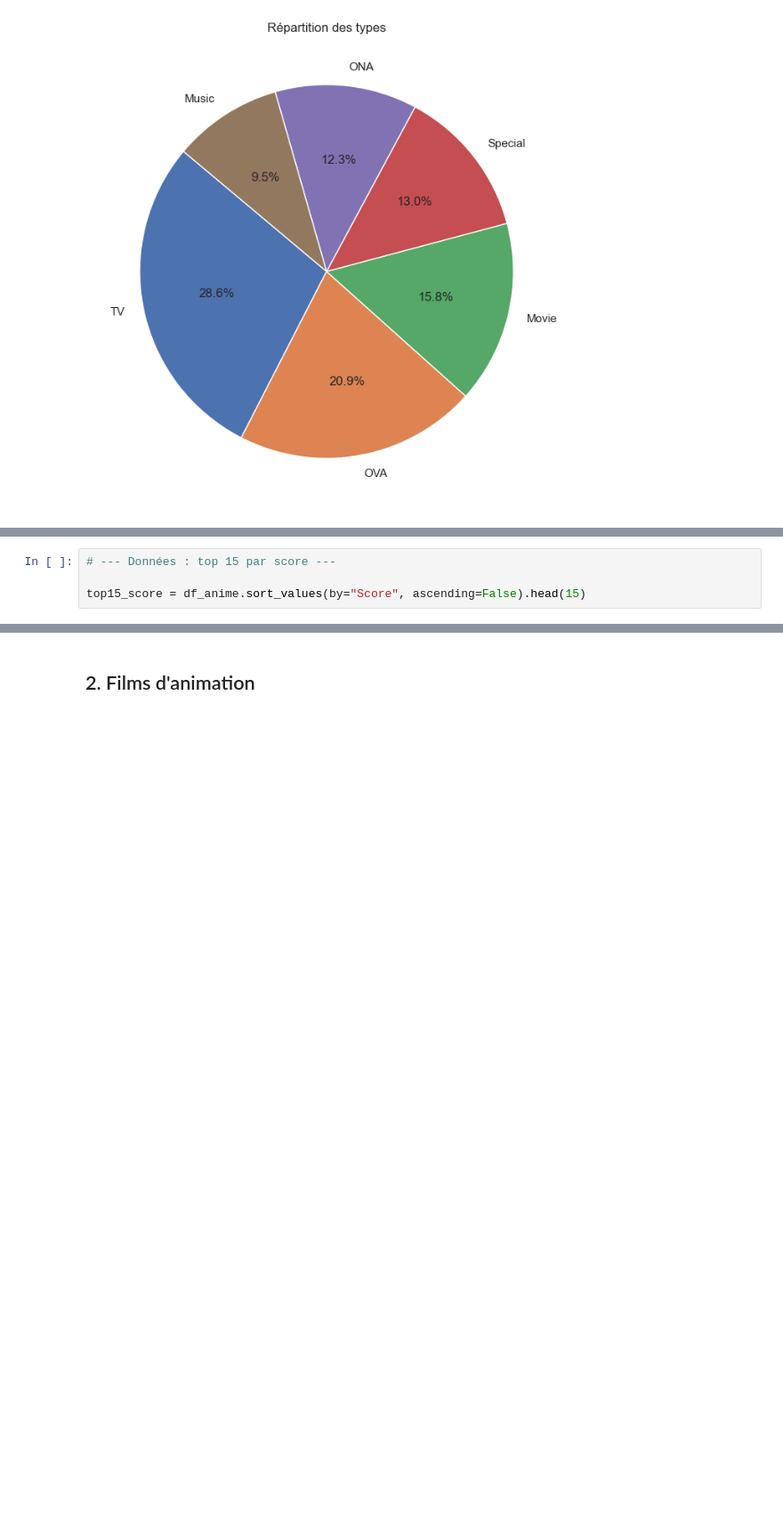
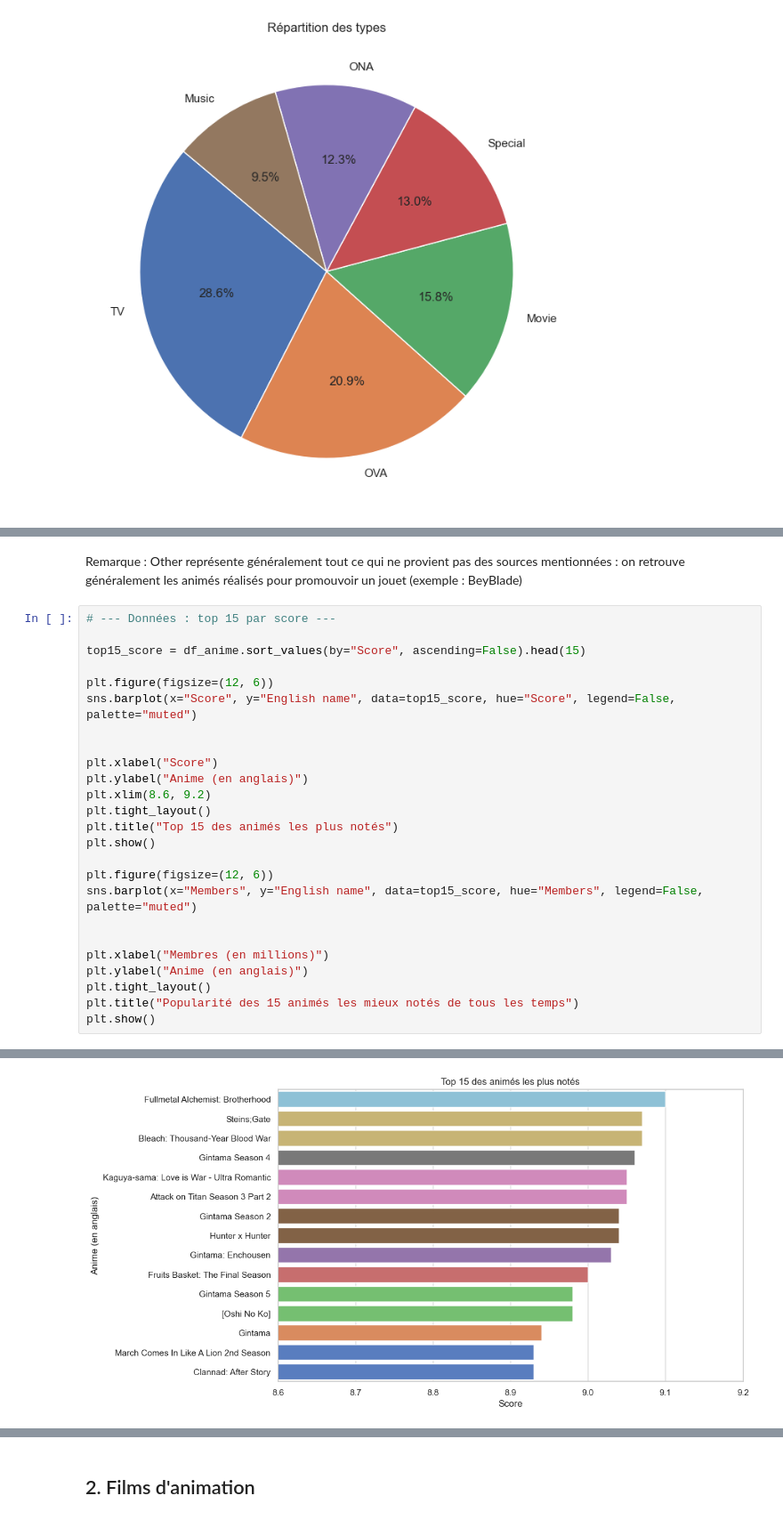
Before and after one commit to TAMINE-CYRIL/MyAnimeList-Analysis, a Jupyter notebook: notebook.ipynb, the cells around one changed output, grey strips where cells are left out. Shown at 89% size. Saved outputs shown, nothing was run; the diff lists cells and outputs as text; blank space fills up the shorter version.

```diff
--- a/notebook.ipynb
+++ b/notebook.ipynb
@@ -184,5 +156,28 @@ df_anime = df[df["Type"] == "TV"]
+# %% [markdown]
+Remarque : Other représente généralement tout ce qui ne provient pas des sources mentionnées : on retrouve généralement les animés réalisés pour promouvoir un jouet (exemple : BeyBlade)
 # %%
 # --- Données : top 15 par score ---
 
 top15_score = df_anime.sort_values(by="Score", ascending=False).head(15)
+
+plt.figure(figsize=(12, 6))
+sns.barplot(x="Score", y="English name", data=top15_score, hue="Score", legend=False, palette="muted")
+
+
+plt.xlabel("Score")
+plt.ylabel("Anime (en anglais)")
+plt.xlim(8.6, 9.2)
+plt.tight_layout()
+plt.title("Top 15 des animés les plus notés")
+plt.show()
+
+plt.figure(figsize=(12, 6))
+sns.barplot(x="Members", y="English name", data=top15_score, hue="Members", legend=False, palette="muted")
+
+
+plt.xlabel("Membres (en millions)")
+plt.ylabel("Anime (en anglais)")
+plt.tight_layout()
+plt.title("Popularité des 15 animés les mieux notés de tous les temps")
+plt.show()
 # %% [output]
@@ -204,0 +184 @@ top15_score = df_anime.sort_values(by="Score", ascending=False).head(15)
+[figure, added]
```
Also changed, not shown: parts of 21 cells of this notebook.
